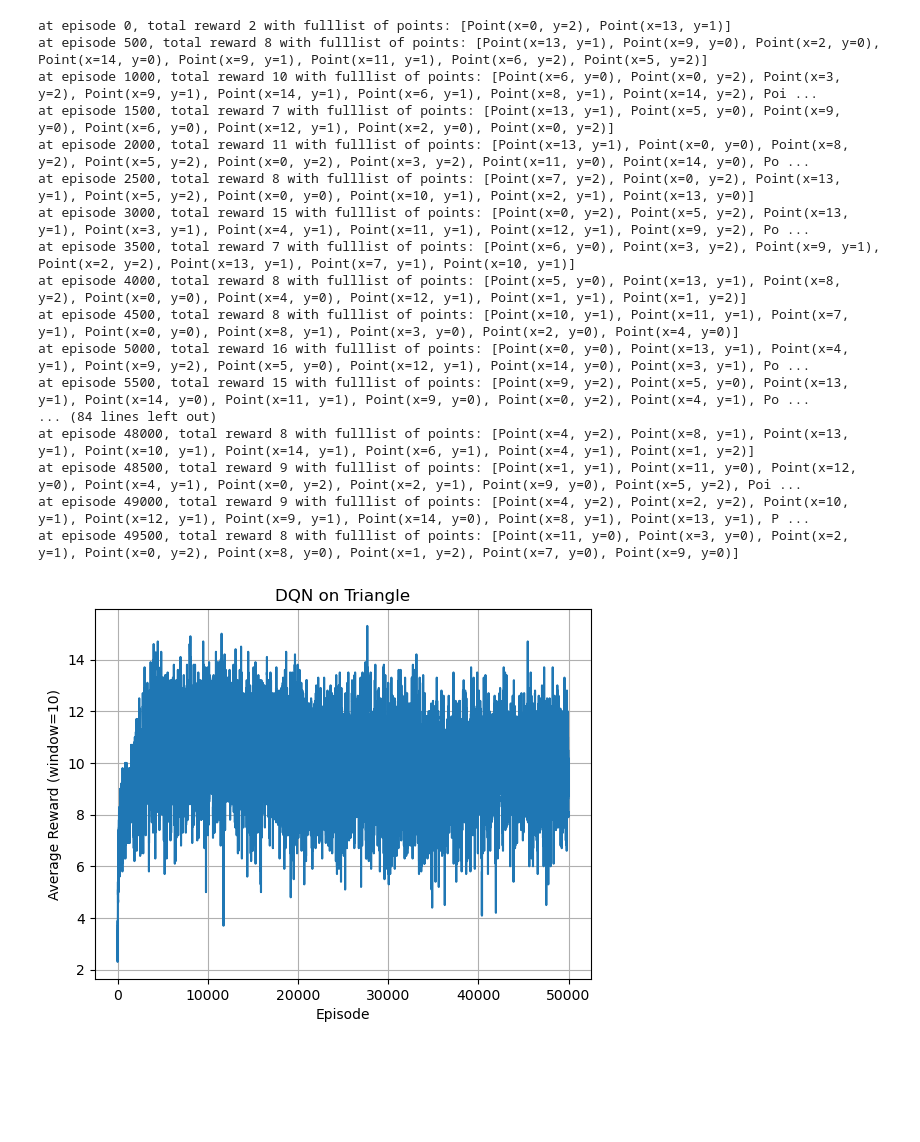
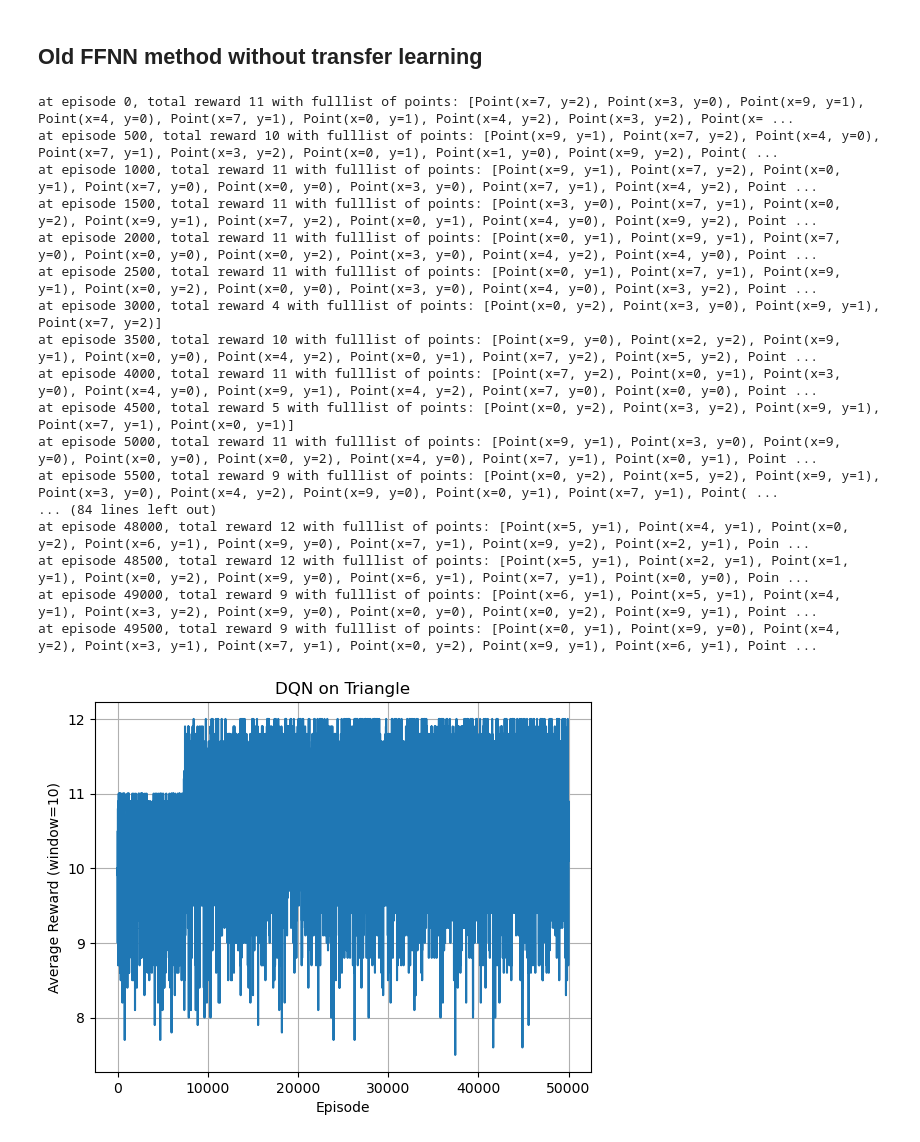
Before and after one commit to TianhaoW/RLMath, a Jupyter notebook: isosceles_triangle.ipynb, the cells around one changed output. Cells and saved outputs as stored; diff of their text form; code cells hidden in the pictures; blank space fills up the shorter version.

```diff
--- a/isosceles_triangle.ipynb
+++ b/isosceles_triangle.ipynb
@@ -151,13 +168,33 @@ episodes = 50000
+# %% [markdown]
+## Old FFNN method without transfer learning
 # %%
 # m is number of rows, and n is number of cols
 m = 3
-n = 15
+n = 10
 env = StrictIsoscelesTriangle(m, n)
 input_dim = m * n
 output_dim = m * n
+# Hyperparameters for models
+gamma = 1
+epsilon = 0.05
+lr = 1e-4
+batch_size = 64
+target_update_freq = 10
+memory_size = 10000
+episodes = 50000
 
-# new_training = True
+# Define the neural network for Q-learning
+class DQN(nn.Module):
+    def __init__(self, input_dim, output_dim):
+        super(DQN, self).__init__()
+        self.fc = nn.Sequential(
+            nn.Linear(input_dim, 256),
+            nn.ReLU(),
+            nn.Linear(256, output_dim)
+        )
 
+    def forward(self, x):
+        return self.fc(x)
 
 policy_net = DQN(input_dim, output_dim)
 target_net = DQN(input_dim, output_dim)
@@ -213,50 +250,50 @@ for episode in range(episodes):
 
             q_values = policy_net(states).gather(1, actions)
             next_q_values = target_net(next_states).max(1, keepdim=True)[0]
             targets = rewards + gamma * next_q_values * (1 - dones)
 
             loss = nn.functional.mse_loss(q_values, targets)
 
             optimizer.zero_grad()
             loss.backward()
             optimizer.step()
 
     episode_rewards.append(total_reward)
 
     # Update target network
     if episode % target_update_freq == 0:
         target_net.load_state_dict(policy_net.state_dict())
 
     if episode % 500 == 0:
         print(f"at episode {episode}, total reward {total_reward} with fulllist of points: {next_state_raw}")
 
 # env.close()
 
 plt.plot(np.convolve(episode_rewards, np.ones(10)/10, mode='valid'))
 plt.xlabel("Episode")
 plt.ylabel("Average Reward (window=10)")
 plt.title("DQN on Triangle")
 plt.grid(True)
 plt.show()
 # %% [output]
-at episode 0, total reward 2 with fulllist of points: [Point(x=0, y=2), Point(x=13, y=1)]
-at episode 500, total reward 8 with fulllist of points: [Point(x=13, y=1), Point(x=9, y=0), Point(x=2, y=0), Point(x=14, y=0), Point(x=9, y=1), Point(x=11, y=1), Point(x=6, y=2), Point(x=5, y=2)]
-at episode 1000, total reward 10 with fulllist of points: [Point(x=6, y=0), Point(x=0, y=2), Point(x=3, y=2), Point(x=9, y=1), Point(x=14, y=1), Point(x=6, y=1), Point(x=8, y=1), Point(x=14, y=2), Poi ...
-at episode 1500, total reward 7 with fulllist of points: [Point(x=13, y=1), Point(x=5, y=0), Point(x=9, y=0), Point(x=6, y=0), Point(x=12, y=1), Point(x=2, y=0), Point(x=0, y=2)]
-at episode 2000, total reward 11 with fulllist of points: [Point(x=13, y=1), Point(x=0, y=0), Point(x=8, y=2), Point(x=5, y=2), Point(x=0, y=2), Point(x=3, y=2), Point(x=11, y=0), Point(x=14, y=0), Po ...
-at episode 2500, total reward 8 with fulllist of points: [Point(x=7, y=2), Point(x=0, y=2), Point(x=13, y=1), Point(x=5, y=2), Point(x=0, y=0), Point(x=10, y=1), Point(x=2, y=1), Point(x=13, y=0)]
-at episode 3000, total reward 15 with fulllist of points: [Point(x=0, y=2), Point(x=5, y=2), Point(x=13, y=1), Point(x=3, y=1), Point(x=4, y=1), Point(x=11, y=1), Point(x=12, y=1), Point(x=9, y=2), Po ...
-at episode 3500, total reward 7 with fulllist of points: [Point(x=6, y=0), Point(x=3, y=2), Point(x=9, y=1), Point(x=2, y=2), Point(x=13, y=1), Point(x=7, y=1), Point(x=10, y=1)]
-at episode 4000, total reward 8 with fulllist of points: [Point(x=5, y=0), Point(x=13, y=1), Point(x=8, y=2), Point(x=0, y=0), Point(x=4, y=0), Point(x=12, y=1), Point(x=1, y=1), Point(x=1, y=2)]
-at episode 4500, total reward 8 with fulllist of points: [Point(x=10, y=1), Point(x=11, y=1), Point(x=7, y=1), Point(x=0, y=0), Point(x=8, y=1), Point(x=3, y=0), Point(x=2, y=0), Point(x=4, y=0)]
-at episode 5000, total reward 16 with fulllist of points: [Point(x=0, y=0), Point(x=13, y=1), Point(x=4, y=1), Point(x=9, y=2), Point(x=5, y=0), Point(x=12, y=1), Point(x=14, y=0), Point(x=3, y=1), Po ...
-at episode 5500, total reward 15 with fulllist of points: [Point(x=9, y=2), Point(x=5, y=0), Point(x=13, y=1), Point(x=14, y=0), Point(x=11, y=1), Point(x=9, y=0), Point(x=0, y=2), Point(x=4, y=1), Po ...
+at episode 0, total reward 11 with fulllist of points: [Point(x=7, y=2), Point(x=3, y=0), Point(x=9, y=1), Point(x=4, y=0), Point(x=7, y=1), Point(x=0, y=1), Point(x=4, y=2), Point(x=3, y=2), Point(x= ...
+at episode 500, total reward 10 with fulllist of points: [Point(x=9, y=1), Point(x=7, y=2), Point(x=4, y=0), Point(x=7, y=1), Point(x=3, y=2), Point(x=0, y=1), Point(x=1, y=0), Point(x=9, y=2), Point( ...
+at episode 1000, total reward 11 with fulllist of points: [Point(x=9, y=1), Point(x=7, y=2), Point(x=0, y=1), Point(x=7, y=0), Point(x=0, y=0), Point(x=3, y=0), Point(x=7, y=1), Point(x=4, y=2), Point ...
+at episode 1500, total reward 11 with fulllist of points: [Point(x=3, y=0), Point(x=7, y=1), Point(x=0, y=2), Point(x=9, y=1), Point(x=7, y=2), Point(x=0, y=1), Point(x=4, y=0), Point(x=9, y=2), Point ...
+at episode 2000, total reward 11 with fulllist of points: [Point(x=0, y=1), Point(x=9, y=1), Point(x=7, y=0), Point(x=0, y=0), Point(x=0, y=2), Point(x=3, y=0), Point(x=4, y=2), Point(x=4, y=0), Point ...
+at episode 2500, total reward 11 with fulllist of points: [Point(x=0, y=1), Point(x=7, y=1), Point(x=9, y=1), Point(x=0, y=2), Point(x=0, y=0), Point(x=3, y=0), Point(x=4, y=0), Point(x=3, y=2), Point ...
+at episode 3000, total reward 4 with fulllist of points: [Point(x=0, y=2), Point(x=3, y=0), Point(x=9, y=1), Point(x=7, y=2)]
+at episode 3500, total reward 10 with fulllist of points: [Point(x=9, y=0), Point(x=2, y=2), Point(x=9, y=1), Point(x=0, y=0), Point(x=4, y=2), Point(x=0, y=1), Point(x=7, y=2), Point(x=5, y=2), Point ...
+at episode 4000, total reward 11 with fulllist of points: [Point(x=7, y=2), Point(x=0, y=1), Point(x=3, y=0), Point(x=4, y=0), Point(x=9, y=1), Point(x=4, y=2), Point(x=7, y=0), Point(x=0, y=0), Point ...
+at episode 4500, total reward 5 with fulllist of points: [Point(x=0, y=2), Point(x=3, y=2), Point(x=9, y=1), Point(x=7, y=1), Point(x=0, y=1)]
+at episode 5000, total reward 11 with fulllist of points: [Point(x=9, y=1), Point(x=3, y=0), Point(x=9, y=0), Point(x=0, y=0), Point(x=0, y=2), Point(x=4, y=0), Point(x=7, y=1), Point(x=0, y=1), Point ...
+at episode 5500, total reward 9 with fulllist of points: [Point(x=0, y=2), Point(x=5, y=2), Point(x=9, y=1), Point(x=3, y=0), Point(x=4, y=2), Point(x=9, y=0), Point(x=0, y=1), Point(x=7, y=1), Point( ...
 ... (84 lines left out)
-at episode 48000, total reward 8 with fulllist of points: [Point(x=4, y=2), Point(x=8, y=1), Point(x=13, y=1), Point(x=10, y=1), Point(x=14, y=1), Point(x=6, y=1), Point(x=4, y=1), Point(x=1, y=2)]
-at episode 48500, total reward 9 with fulllist of points: [Point(x=1, y=1), Point(x=11, y=0), Point(x=12, y=0), Point(x=4, y=1), Point(x=0, y=2), Point(x=2, y=1), Point(x=9, y=0), Point(x=5, y=2), Poi ...
-at episode 49000, total reward 9 with fulllist of points: [Point(x=4, y=2), Point(x=2, y=2), Point(x=10, y=1), Point(x=12, y=1), Point(x=9, y=1), Point(x=14, y=0), Point(x=8, y=1), Point(x=13, y=1), P ...
-at episode 49500, total reward 8 with fulllist of points: [Point(x=11, y=0), Point(x=3, y=0), Point(x=2, y=1), Point(x=0, y=2), Point(x=8, y=0), Point(x=1, y=2), Point(x=7, y=0), Point(x=9, y=0)]
+at episode 48000, total reward 12 with fulllist of points: [Point(x=5, y=1), Point(x=4, y=1), Point(x=0, y=2), Point(x=6, y=1), Point(x=9, y=0), Point(x=7, y=1), Point(x=9, y=2), Point(x=2, y=1), Poin ...
+at episode 48500, total reward 12 with fulllist of points: [Point(x=5, y=1), Point(x=2, y=1), Point(x=1, y=1), Point(x=0, y=2), Point(x=9, y=0), Point(x=6, y=1), Point(x=7, y=1), Point(x=0, y=0), Poin ...
+at episode 49000, total reward 9 with fulllist of points: [Point(x=6, y=1), Point(x=5, y=1), Point(x=4, y=1), Point(x=3, y=2), Point(x=9, y=0), Point(x=0, y=0), Point(x=0, y=2), Point(x=9, y=1), Point ...
+at episode 49500, total reward 9 with fulllist of points: [Point(x=0, y=1), Point(x=9, y=0), Point(x=4, y=2), Point(x=3, y=1), Point(x=7, y=1), Point(x=0, y=2), Point(x=9, y=1), Point(x=6, y=1), Point ...
-[figure, old version]
+[figure, new version]
 # %%
 max(episode_rewards)
 # %% [output]
```
Also changed, not shown: parts of 8 cells of this notebook, 19 other files.
